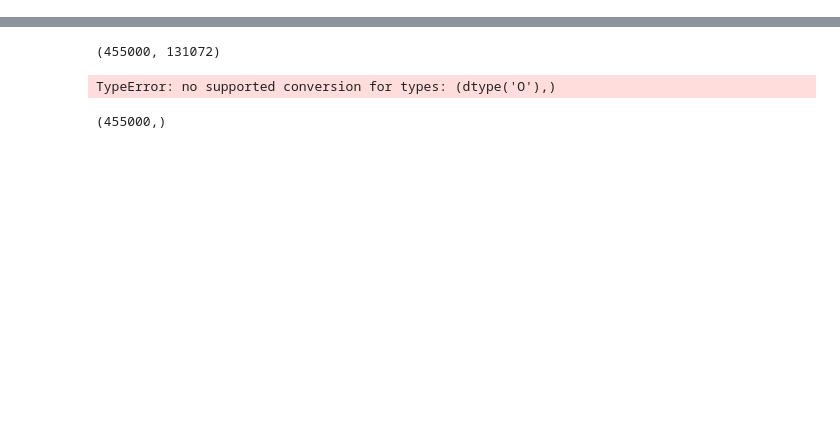
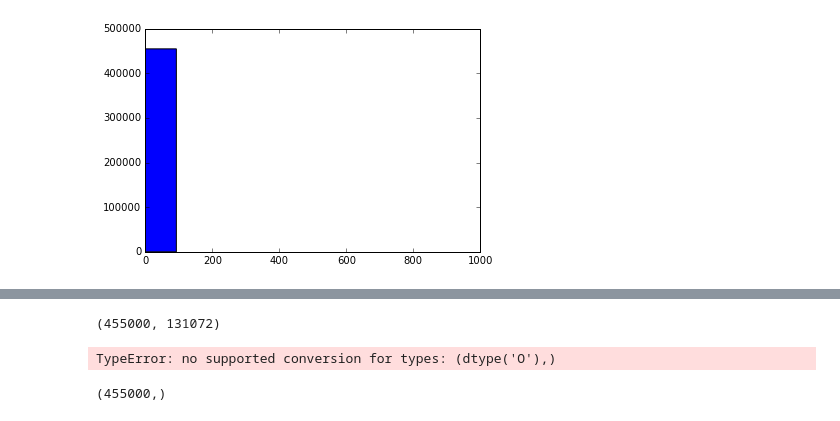
Before and after one commit to compagnb/MachineLearning, a Jupyter notebook: MLAssignment1.ipynb, the cells around one changed output, grey strips where cells are left out. Saved outputs shown, nothing was run; the diff lists cells and outputs as text; code cells hidden in the pictures; blank space fills up the shorter version.

```diff
--- a/MLAssignment1.ipynb
+++ b/MLAssignment1.ipynb
@@ -20,3 +90,11 @@ data.head(5) #limit data to 5 rows including a header row
+# %%
+# Make a histogram of all the ratings in the average_rating column.
+plt.hist(data["HelpfulnessDenominator"])
+
+# Show the plot.
+plt.show()
+# %% [output]
+[figure, added]
 # %%
 #smData = data[0:1000] #make a variabe for data subset limited to first 1000
 #smData.shape #show how many rows and columns we have
```
Also changed, not shown: parts of 5 cells of this notebook.
